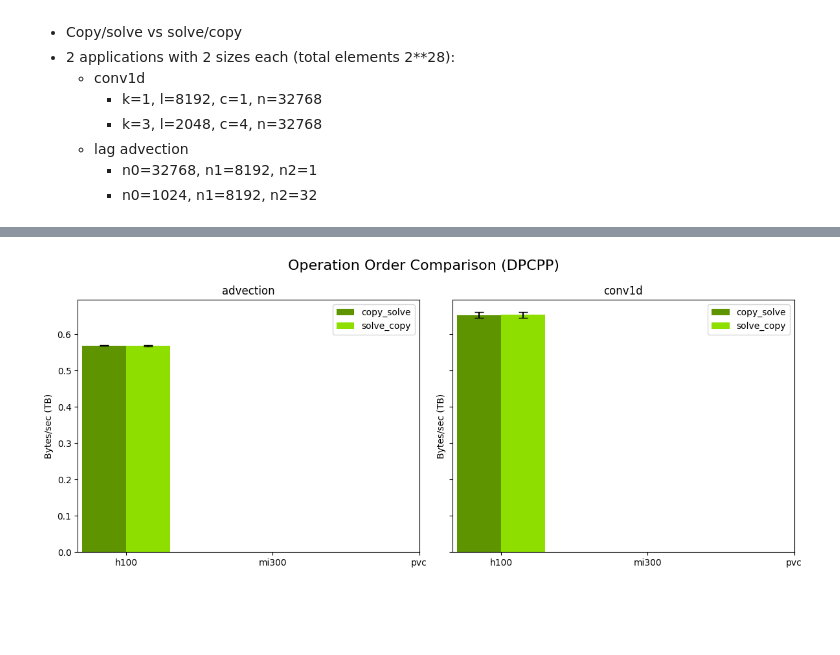
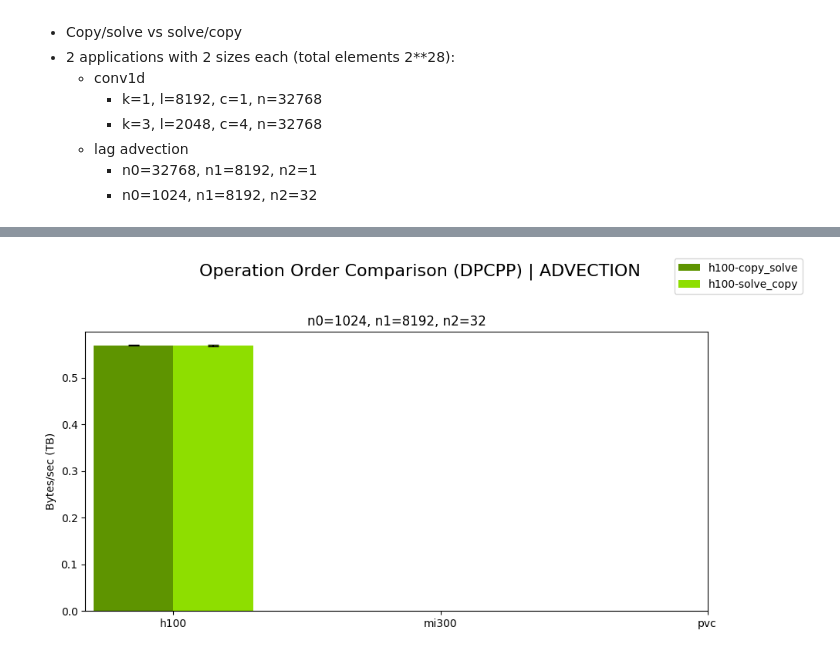
Before and after one commit to Aympab/phd-experiments, a Jupyter notebook: out/diag.ipynb, the cells around one changed output, grey strips where cells are left out. Cells and saved outputs as stored; diff of their text form; code cells hidden in the pictures; blank space fills up the shorter version.

```diff
--- a/out/diag.ipynb
+++ b/out/diag.ipynb
@@ -142,16 +142,6 @@ plt.show()
         - n0=1024, n1=8192, n2=32
 # %%
 import matplotlib.colors as mcolors
-
-def adjust_color_brightness(hex_color, factor=1.0):
-    rgb = mcolors.to_rgb(hex_color)
-    adjusted = [min(1, max(0, c * factor)) for c in rgb]
-    return mcolors.to_hex(adjusted)
-order_factors = {
-    "copy_solve": 0.8,
-    "solve_copy": 1.2
-}
-
 
 # Constants
 base_dir = "/home/ac.amillan/source/parallel-advection/jlse/out/operation_order"
@@ -162,6 +152,15 @@ hardware_colors = {
     'mi300': '#FF6A13',
     'pvc': '#0071C5'
 }
+order_factors = {
+    "copy_solve": 0.8,
+    "solve_copy": 1.2
+}
+
+def adjust_color_brightness(hex_color, factor=1.0):
+    rgb = mcolors.to_rgb(hex_color)
+    adjusted = [min(1, max(0, c * factor)) for c in rgb]
+    return mcolors.to_hex(adjusted)
 
 # Gather data
 records = []
@@ -169,7 +168,6 @@ for order in orders:
     order_path = Path(base_dir) / order
     for file in order_path.glob("*_dpcpp.json"):
         parts = file.stem.split("_")
-        print("DEBUG:", file.name, "->", parts)
         app = parts[0]
         hw = parts[1]
         sycl = parts[2]
@@ -177,14 +175,27 @@ for order in orders:
             data = json.load(f)
             mean_val = None
             std_val = None
+            size_str = ""
             for b in data["benchmarks"]:
                 if b["aggregate_name"] == "mean":
                     mean_val = b["bytes_per_second"]
+                    if app == "conv1d":
+                        n = int(float(b.get("batch_size", 0)))
+                        l = int(float(b.get("input_length", 0)))
+                        k = int(float(b.get("kernel_size", 0)))
+                        c = int(float(b.get("channels", 0)))
+                        size_str = f"n={n}, l={l}, k={k}, c={c}"
+                    else:
+                        n0 = int(float(b.get("n0", 0)))
+                        n1 = int(float(b.get("n1", 0)))
+                        n2 = int(float(b.get("n2", 0)))
+                        size_str = f"n0={n0}, n1={n1}, n2={n2}"
                 elif b["aggregate_name"] == "stddev":
                     std_val = b["bytes_per_second"]
             if mean_val is not None and std_val is not None:
                 records.append({
                     "app": app,
+                    "size": size_str,
                     "hardware": hw,
                     "order": order,
                     "mean_bps": mean_val,
@@ -192,39 +203,34 @@ for order in orders:
                 })
 
 df = pd.DataFrame(records)
+print(df)
+# Plot setup with subplots for sizes
+grouped = df.groupby("app")
+for app, app_df in grouped:
+    sizes = app_df["size"].unique()
+    fig, axes = plt.subplots(1, len(sizes), figsize=(10 * len(sizes), 5), sharey=True)
+    if len(sizes) == 1:
+        axes = [axes]  # Ensure axes is iterable
 
-print(df)
+    for ax, size in zip(axes, sizes):
+        size_df = app_df[app_df["size"] == size]
+        for i, hw in enumerate(hardware_list):
+            for j, order in enumerate(orders):
+                row = size_df.query(f"hardware == '{hw}' and order == '{order}'")
+                if not row.empty:
+                    mean_val = row['mean_bps'].values[0] / 1e12
+                    std_val = row['std_bps'].values[0] / 1e12
+                    color = adjust_color_brightness(hardware_colors[hw], order_factors[order])
+                    ax.bar(i + j * 0.3 - 0.15, mean_val, yerr=std_val, width=0.3,
+                           color=color, capsize=5, label=f"{hw}-{order}")
+        ax.set_xticks(range(len(hardware_list)))
+        ax.set_xticklabels(hardware_list)
+        ax.set_title(size)
 
-# Plot setup
-apps = sorted(df['app'].unique())
-fig, axes = plt.subplots(1, len(apps), figsize=(6 * len(apps), 5), sharey=True)
-
-if len(apps) == 1:
-    axes = [axes]
-
-handles = {}
-for ax, app in zip(axes, apps):
-    app_df = df[df['app'] == app]
-    for i, hw in enumerate(hardware_list):
-        for j, order in enumerate(orders):
-            row = app_df.query(f"hardware == '{hw}' and order == '{order}'")
-            if not row.empty:
-                mean_val = row['mean_bps'].values[0] / 1e12
-                std_val = row['std_bps'].values[0] / 1e12
-                color = adjust_color_brightness(hardware_colors[hw], order_factors[order])
-                bar = ax.bar(i + j * 0.3 - 0.15, mean_val, yerr=std_val, width=0.3,
-                             color=color, capsize=5)
-                if order not in handles:
-                    handles[order] = bar
-
-    ax.set_xticks(range(len(hardware_list)))
-    ax.set_xticklabels(hardware_list)
-    ax.set_title(app)
-    ax.set_ylabel("Bytes/sec (TB)")
-    if handles:
-        ax.legend(handles=[handles[o] for o in orders], labels=orders)
-
-fig.suptitle("Operation Order Comparison (DPCPP)", fontsize=16)
-plt.tight_layout()
-plt.show()
+    axes[0].set_ylabel("Bytes/sec (TB)")
+    fig.suptitle(f"Operation Order Comparison (DPCPP) | {app.upper()}", fontsize=16)
+    handles, labels = axes[-1].get_legend_handles_labels()
+    fig.legend(handles, labels, loc='upper right')
+    plt.tight_layout(rect=[0, 0, 0.9, 0.95])
+    plt.show()
 # %% [output]
@@ -240 +248 @@ DEBUG: conv1d_h100_dpcpp.json -> ['conv1d', 'h100', 'dpcpp']
-[figure, old version]
+[figure, new version]
```
Also changed, not shown: parts of 3 cells of this notebook, 1 other file.
